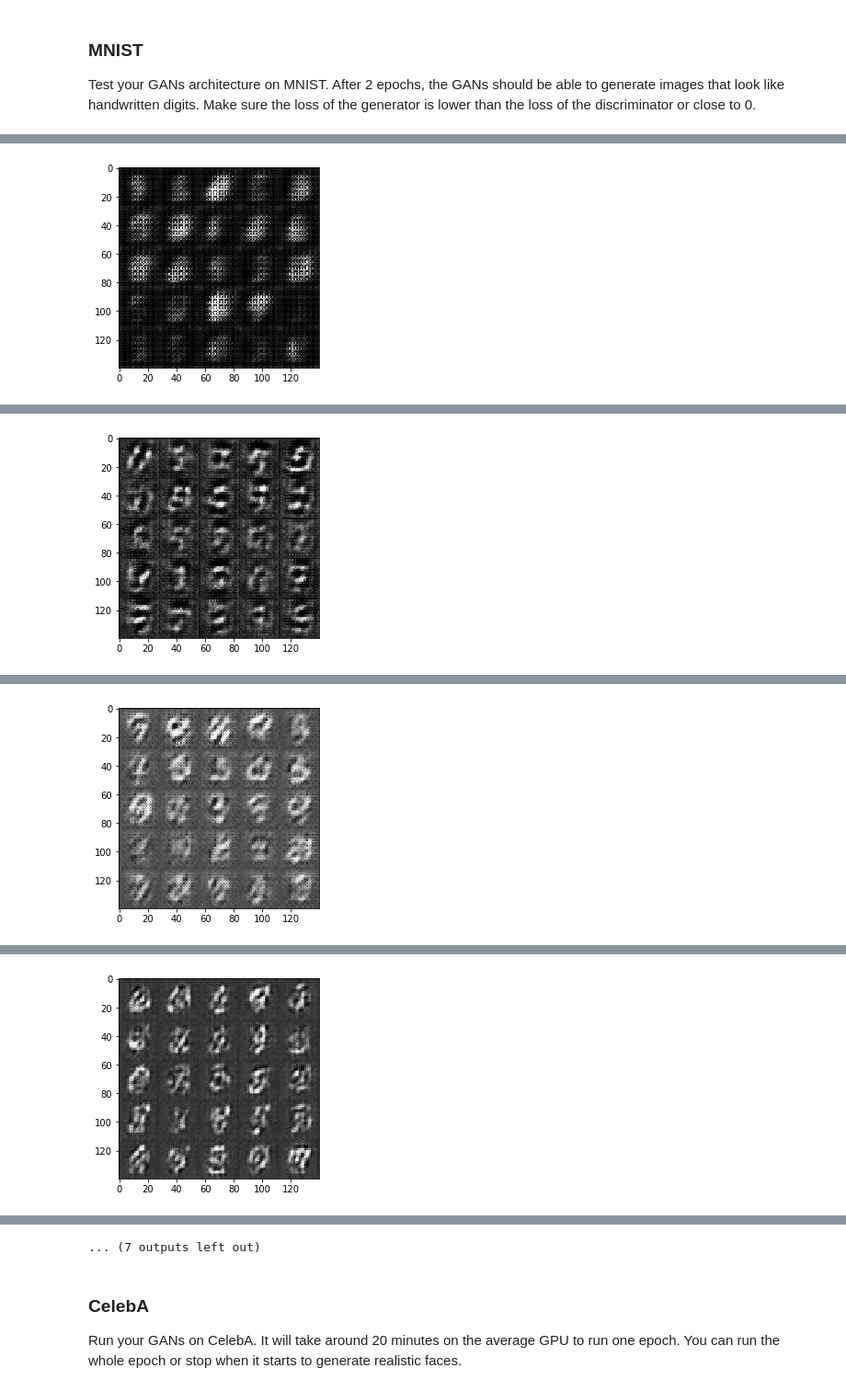
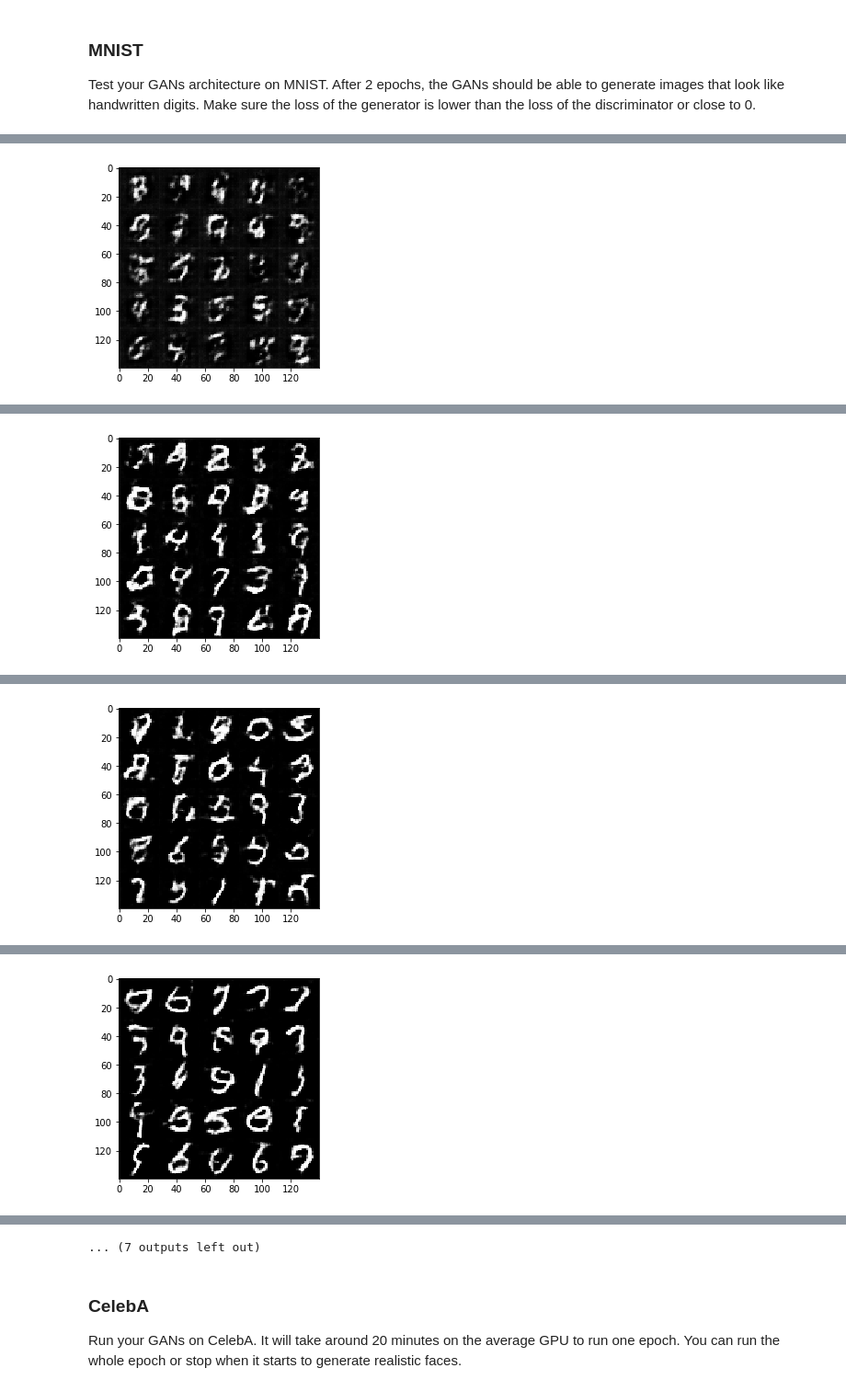
Before and after one commit to WillieMaddox/deep-learning, a Jupyter notebook: face_generation/dlnd_face_generation.ipynb, the cells around one changed output, grey strips where cells are left out. Shown at 92% size. Drawn from its saved outputs; the diff is of its cells as text; code cells hidden in the pictures.

```diff
--- a/face_generation/dlnd_face_generation.ipynb
+++ b/face_generation/dlnd_face_generation.ipynb
@@ -340,21 +340,24 @@ def train(epoch_count, batch_size, z_dim, learning_rate, beta1, get_batches, dat
     print(data_shape[1], data_shape[2], data_shape[3], z_dim)
     input_real, input_z, learnrate = model_inputs(data_shape[1], data_shape[2], data_shape[3], z_dim)
     d_loss, g_loss = model_loss(input_real, input_z, data_shape[-1])
-    d_opt, g_opt = model_opt(d_loss, g_loss, learning_rate, beta1)
+    d_opt, g_opt = model_opt(d_loss, g_loss, learnrate, beta1)
+
 
     with tf.Session() as sess:
         sess.run(tf.global_variables_initializer())
         for epoch_i in range(epoch_count):
             for batch_images in get_batches(batch_size):
                 # TODO: Train Model
+                # scale images from (-0.5, 0.5) to (-1, 1)
+                batch_images = 2.0 * batch_images
                 steps += 1
 
                 # Sample random noise for G
                 batch_z = np.random.uniform(-1, 1, size=(batch_size, z_dim))
 
                 # Run optimizers
-                _ = sess.run(d_opt, feed_dict={input_real: batch_images, input_z: batch_z})
-                _ = sess.run(g_opt, feed_dict={input_z: batch_z, input_real: batch_images})
+                _ = sess.run(d_opt, feed_dict={input_real: batch_images, input_z: batch_z, learnrate: learning_rate})
+                _ = sess.run(g_opt, feed_dict={input_z: batch_z, input_real: batch_images, learnrate: learning_rate})
 
                 if steps % print_every == 0:
                     # At the end of each epoch, get the losses and print them out
@@ -364,21 +367,17 @@ def train(epoch_count, batch_size, z_dim, learning_rate, beta1, get_batches, dat
                     print("Epoch {}/{}...".format(epoch_i+1, epochs),
                           "Discriminator Loss: {:.4f}...".format(train_loss_d),
                           "Generator Loss: {:.4f}".format(train_loss_g))
-                    # Save losses to view after training
-#                     losses.append((train_loss_d, train_loss_g))
 
                 if steps % show_every == 0:
                     show_generator_output(sess, 25, input_z, data_shape[-1], data_image_mode)
-
-#     return losses
 # %% [markdown]
 ### MNIST
 Test your GANs architecture on MNIST.  After 2 epochs, the GANs should be able to generate images that look like handwritten digits.  Make sure the loss of the generator is lower than the loss of the discriminator or close to 0.
 # %%
-batch_size = 128
-z_dim = 200
+batch_size = 64
+z_dim = 100
 learning_rate = 0.0005
-beta1 = 0.8
+beta1 = 0.5
 
 
 """
@@ -404 +403 @@ Epoch 1/2... Discriminator Loss: 0.0868... Generator Loss: 3.5527
-[figure, old version]
+[figure, new version]
@@ -415 +414 @@ Epoch 1/2... Discriminator Loss: 0.0829... Generator Loss: 3.4041
-[figure, old version]
+[figure, new version]
@@ -426 +425 @@ Epoch 1/2... Discriminator Loss: 0.2617... Generator Loss: 2.0165
-[figure, old version]
+[figure, new version]
@@ -437 +436 @@ Epoch 1/2... Discriminator Loss: 0.1165... Generator Loss: 2.8950
-[figure, old version]
+[figure, new version]
```
Also changed, not shown: parts of 2 cells of this notebook, 1 other file.
